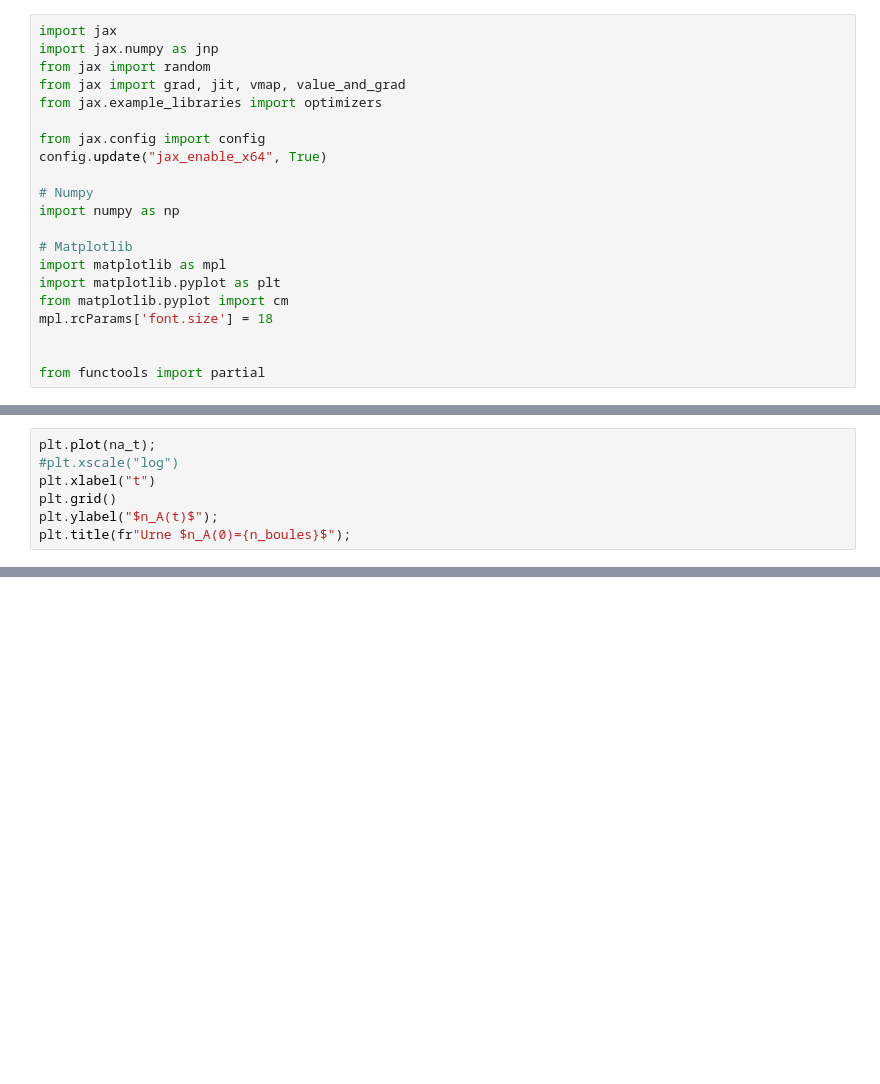
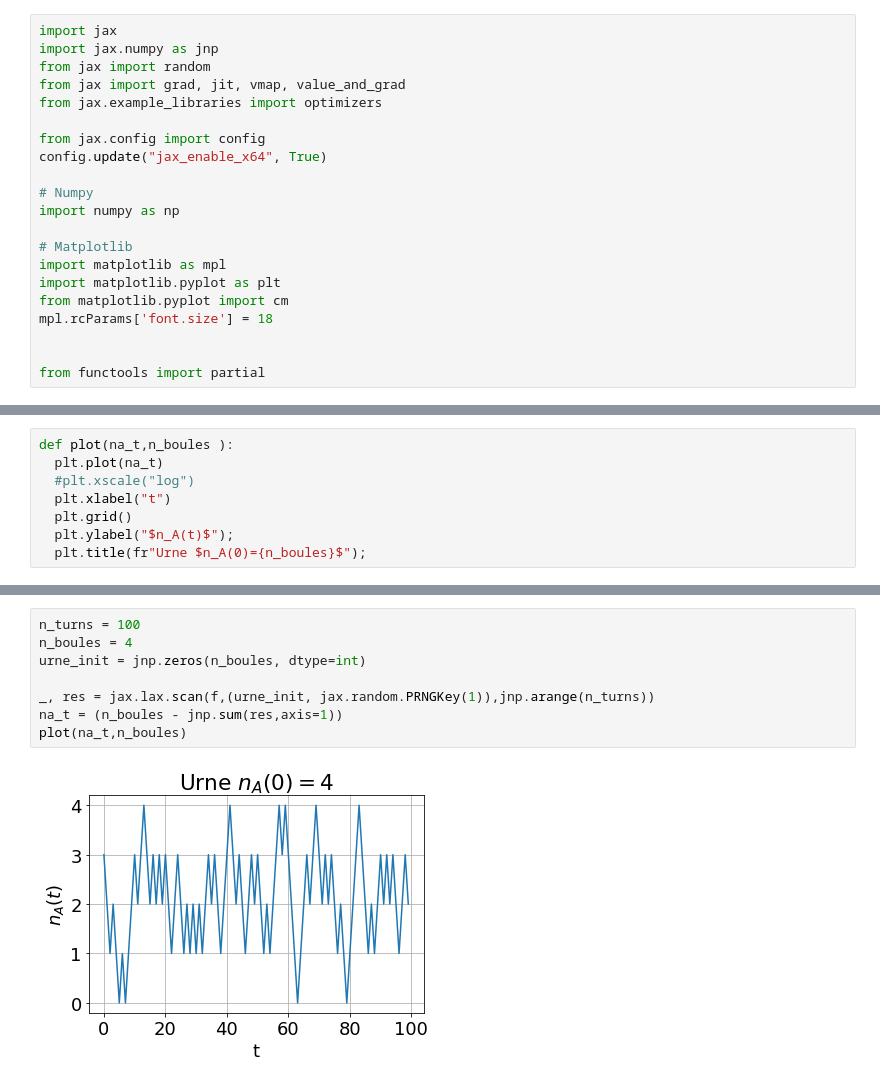
Before and after one commit to jecampagne/cours_mallat_cdf, a Jupyter notebook: cours2023/urne_Ehrenfest.ipynb, the cells around one changed output, grey strips where cells are left out. Saved outputs shown, nothing was run; the diff lists cells and outputs as text; blank space fills up the shorter version.

```diff
--- a/cours2023/urne_Ehrenfest.ipynb
+++ b/cours2023/urne_Ehrenfest.ipynb
@@ -39,7 +31,8 @@ na_t = (n_boules - jnp.sum(res,axis=1))
 # %%
-plt.plot(na_t);
-#plt.xscale("log")
-plt.xlabel("t")
-plt.grid()
-plt.ylabel("$n_A(t)$");
-plt.title(fr"Urne $n_A(0)={n_boules}$");
+def plot(na_t,n_boules ):
+  plt.plot(na_t)
+  #plt.xscale("log")
+  plt.xlabel("t")
+  plt.grid()
+  plt.ylabel("$n_A(t)$");
+  plt.title(fr"Urne $n_A(0)={n_boules}$");
@@ -47,0 +49,10 @@ plt.title(fr"Urne $n_A(0)={n_boules}$");
+# %%
+n_turns = 100
+n_boules = 4
+urne_init = jnp.zeros(n_boules, dtype=int)
+
+_, res = jax.lax.scan(f,(urne_init, jax.random.PRNGKey(1)),jnp.arange(n_turns))
+na_t = (n_boules - jnp.sum(res,axis=1))
+plot(na_t,n_boules)
+# %% [output]
+[figure, added]
```
Also changed, not shown: parts of 4 cells of this notebook.
